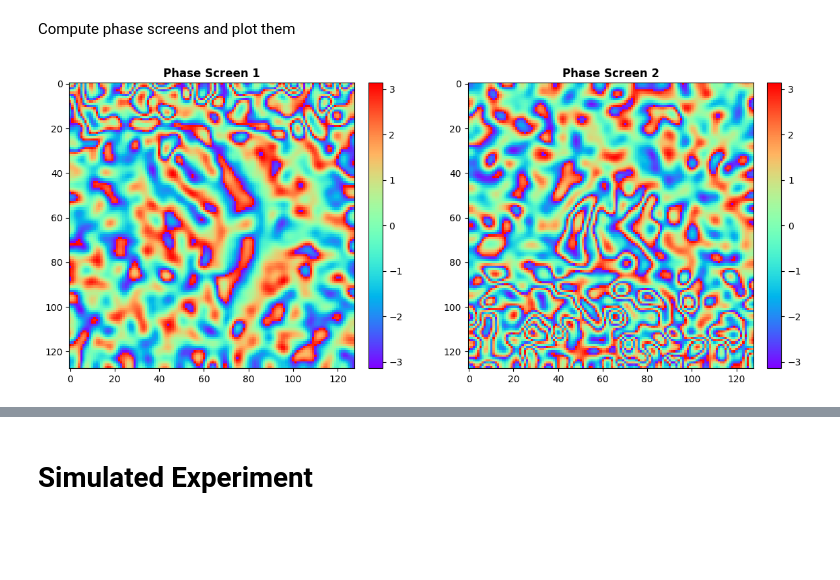
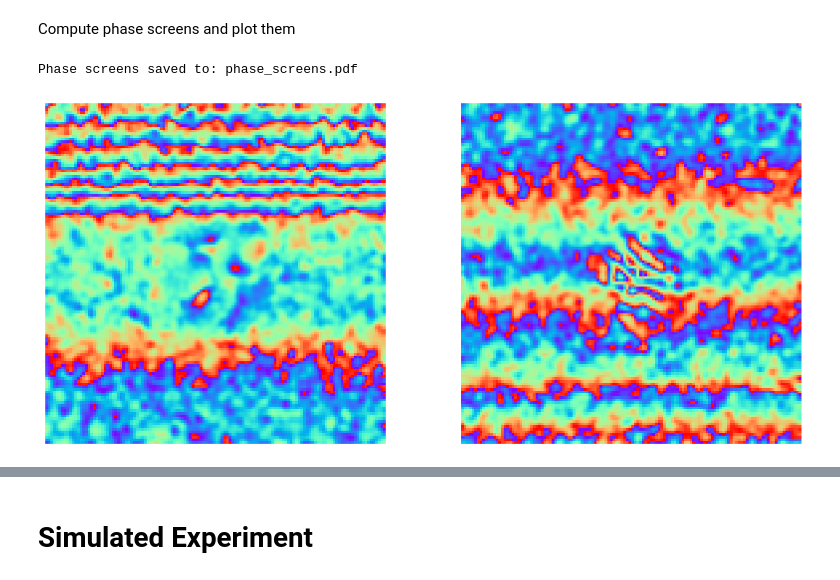
Before and after one commit to TareqJ1000/KnotSorter, a Jupyter notebook: PhaseAnalyzer.ipynb, the cells around one changed output, grey strips where cells are left out. Drawn from its saved outputs; the diff is of its cells as text; code cells hidden in the pictures; blank space fills up the shorter version.

```diff
--- a/PhaseAnalyzer.ipynb
+++ b/PhaseAnalyzer.ipynb
@@ -31,9 +31,9 @@ cm = 1e-2
 # %% [markdown]
 Initialize coordinate space and system parameters that we will use to define our field.
 # %%
-index = 0
-
-stream = open(f"configs/Knot Sorting Secret Key/ga{index}.yaml", 'r')
+index = 7
+experiment_name = ""
+stream = open(f"configs/{experiment_name}/ga{index}.yaml", 'r')
 cnfg = yaml.load(stream, Loader=Loader)
 
 cnfg.setdefault('circle_radius', 1.5)
@@ -100,7 +100,6 @@ r, phi= cart2pol(xx, yy)
 '''
 Create the OAM beams that we need to sort
 '''
-
 # Now create a list containing 'oamMode' objects
 
 list_of_OAMs = []
@@ -183,36 +190,33 @@ Compute phase screens and plot them
 # %%
 phase_maps = np.empty((num_of_phase_maps, N, N), dtype=np.complex128)
 
-# Compute phase screens and plot them
+# Compute phase screens
+for ii in range(num_of_phase_maps):
+    phase_maps[ii] = np.exp(1j * phase_out[ii])
 
-for ii in range(num_of_phase_maps):
-    # Apply extra gaussian filter on output data
-    phase_maps[ii]= np.exp(1j*phase_out[ii])
-
-# Plot all phase screens in a subplot grid
-# Calculate grid dimensions (try to make it as square as possible)
+# Plot all phase screens in a subplot grid (no axes, colorbars, or labels)
 n_cols = int(np.ceil(np.sqrt(num_of_phase_maps)))
 n_rows = int(np.ceil(num_of_phase_maps / n_cols))
 
-fig, axes = plt.subplots(n_rows, n_cols, figsize=(6*n_cols, 5*n_rows))
+fig, axes = plt.subplots(n_rows, n_cols, figsize=(6 * n_cols, 5 * n_rows))
+axes = np.array(axes).flatten() if num_of_phase_maps > 1 else np.array([axes])
 
-# Handle case where there's only one phase screen
-if num_of_phase_maps == 1:
-    axes = np.array([axes])
-else:
-    axes = axes.flatten()
-
-# Plot each phase screen
 for ps_index in range(num_of_phase_maps):
-    im = axes[ps_index].imshow(np.angle(phase_maps[ps_index]), cmap='rainbow')
-    axes[ps_index].set_title(f"Phase Screen {ps_index+1}", fontsize=12, fontweight='bold')
-    fig.colorbar(im, ax=axes[ps_index], fraction=0.046, pad=0.04)
+    axes[ps_index].imshow(np.angle(phase_maps[ps_index]), cmap='rainbow')
+    axes[ps_index].axis('off')
 
 # Hide any unused subplots
 for ps_index in range(num_of_phase_maps, len(axes)):
     axes[ps_index].axis('off')
 
 plt.tight_layout()
+
+# Save phase screens grid as PDF
+phase_screens_pdf = "phase_screens.pdf"
+fig.savefig(phase_screens_pdf, dpi=300, bbox_inches='tight')
+print(f"Phase screens saved to: {phase_screens_pdf}")
+
 plt.show()
 # %% [output]
+Phase screens saved to: phase_screens.pdf
-[figure, old version]
+[figure, new version]
```
Also changed, not shown: parts of 14 cells of this notebook, 39 other files.
